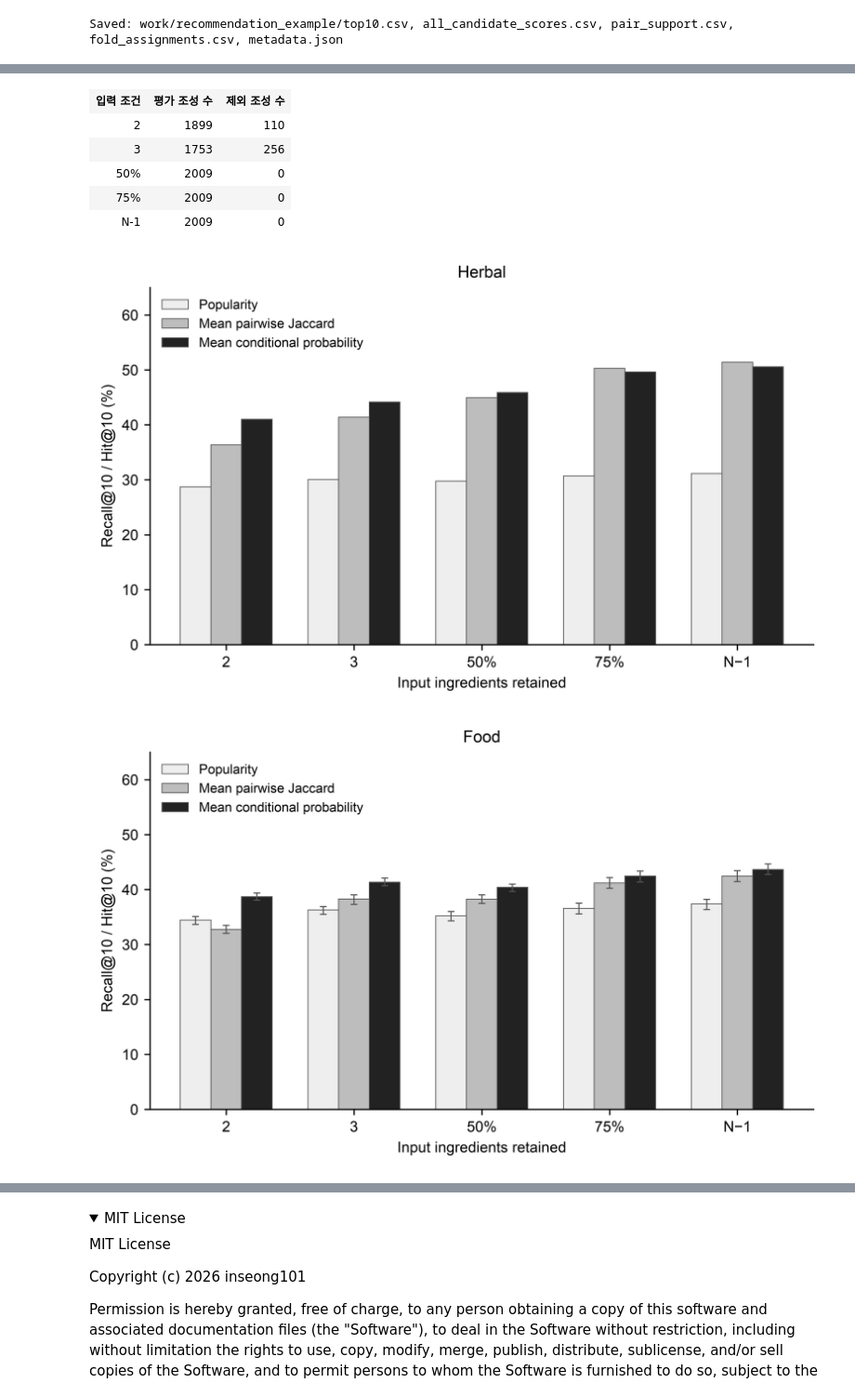
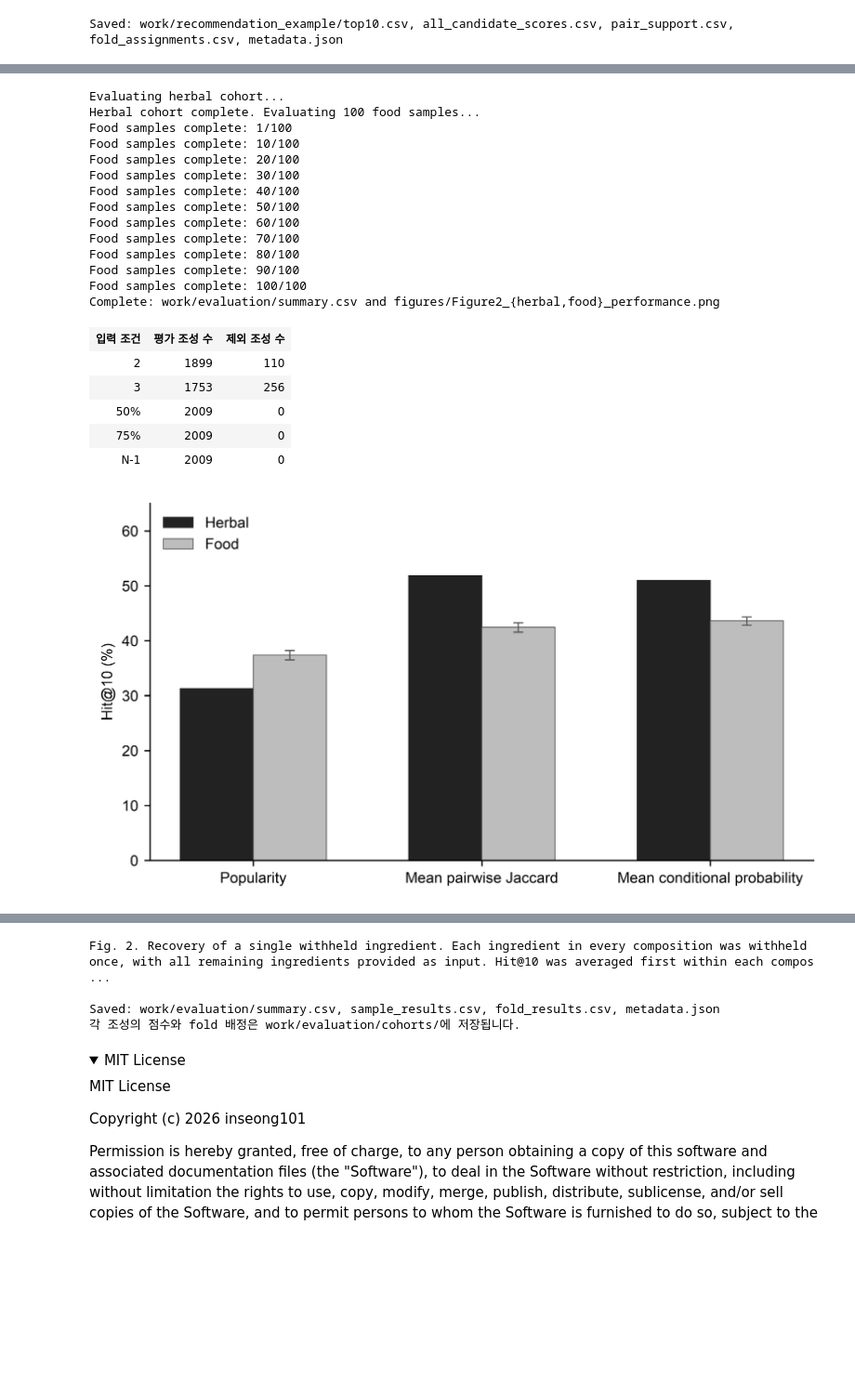
Before and after one commit to inseong101/HerbalFormulaCompletion, a Jupyter notebook: Colab.ipynb, the cells around one changed output, grey strips where cells are left out. Shown at 93% size. Saved outputs shown, nothing was run; the diff lists cells and outputs as text; code cells hidden in the pictures; folded sections open; blank space fills up the shorter version.

Commit message:
Evaluate every withheld ingredient in primary N-1 analysis

```diff
--- a/Colab.ipynb
+++ b/Colab.ipynb
@@ -430,28 +426,40 @@ Saved: work/recommendation_example/top10.csv, all_candidate_scores.csv, pair_sup
 # %%
 subprocess.run([sys.executable, "-u", str(fresh / "run.py"), "--evaluate-only", "--workers", "2"], check=True)
 evaluation_dir = fresh / "work/evaluation"
 summary = pipeline.read_rows(evaluation_dir / "summary.csv")
 metadata = json.loads((evaluation_dir / "metadata.json").read_text())
 assert metadata["status"] == "complete" and metadata["evaluated_cohorts"] == 101
 labels = {"popularity": "Popularity", "mean_conditional": "Mean conditional probability", "mean_jaccard": "Mean pairwise Jaccard"}
 show_table(["입력 조건", "평가 조성 수", "제외 조성 수"], [
     [r["condition"], r["eligible_unique_per_cohort"], r["excluded_unique_per_cohort"]]
     for r in summary if r["method"] == "popularity"
 ])
 pipeline.make_evaluation_figure(summary, fresh / "figures")
-for domain in ("herbal", "food"):
-    display(Image(filename=str(fresh / f"figures/Figure2_{domain}_performance.png")))
+display(Image(filename=str(fresh / "figures/Figure2_recommendation_performance.png")))
 print((fresh / "figures/Figure2_caption.txt").read_text())
 shutil.copytree(fresh / "figures", repo / "figures", dirs_exist_ok=True)
 shutil.copytree(evaluation_dir, repo / "work/evaluation", dirs_exist_ok=True)
 print("Saved: work/evaluation/summary.csv, sample_results.csv, fold_results.csv, metadata.json")
 print("각 조성의 점수와 fold 배정은 work/evaluation/cohorts/에 저장됩니다.")
 # %% [output]
+Evaluating herbal cohort...
+Herbal cohort complete. Evaluating 100 food samples...
+Food samples complete: 1/100
+Food samples complete: 10/100
+Food samples complete: 20/100
+Food samples complete: 30/100
+Food samples complete: 40/100
+Food samples complete: 50/100
+Food samples complete: 60/100
+Food samples complete: 70/100
+Food samples complete: 80/100
+Food samples complete: 90/100
+Food samples complete: 100/100
+Complete: work/evaluation/summary.csv and figures/Figure2_{herbal,food}_performance.png
 | 입력 조건 | 평가 조성 수 | 제외 조성 수 |
 | 2 | 1899 | 110 |
 | 3 | 1753 | 256 |
 | 50% | 2009 | 0 |
 | 75% | 2009 | 0 |
 | N-1 | 2009 | 0 |
-[figure, old version]
+[figure, new version]
-[figure, removed]
@@ -462,3 +466,7 @@ Saved: work/evaluation/summary.csv, sample_results.csv, fold_results.csv, metada
+Fig. 2. Recovery of a single withheld ingredient. Each ingredient in every composition was withheld once, with all remaining ingredients provided as input. Hit@10 was averaged first within each compos ...
+
+Saved: work/evaluation/summary.csv, sample_results.csv, fold_results.csv, metadata.json
+각 조성의 점수와 fold 배정은 work/evaluation/cohorts/에 저장됩니다.
 # %% [markdown]
 <details><summary>MIT License</summary>
 
```
Also changed, not shown: parts of 2 cells of this notebook, 16 other files.
